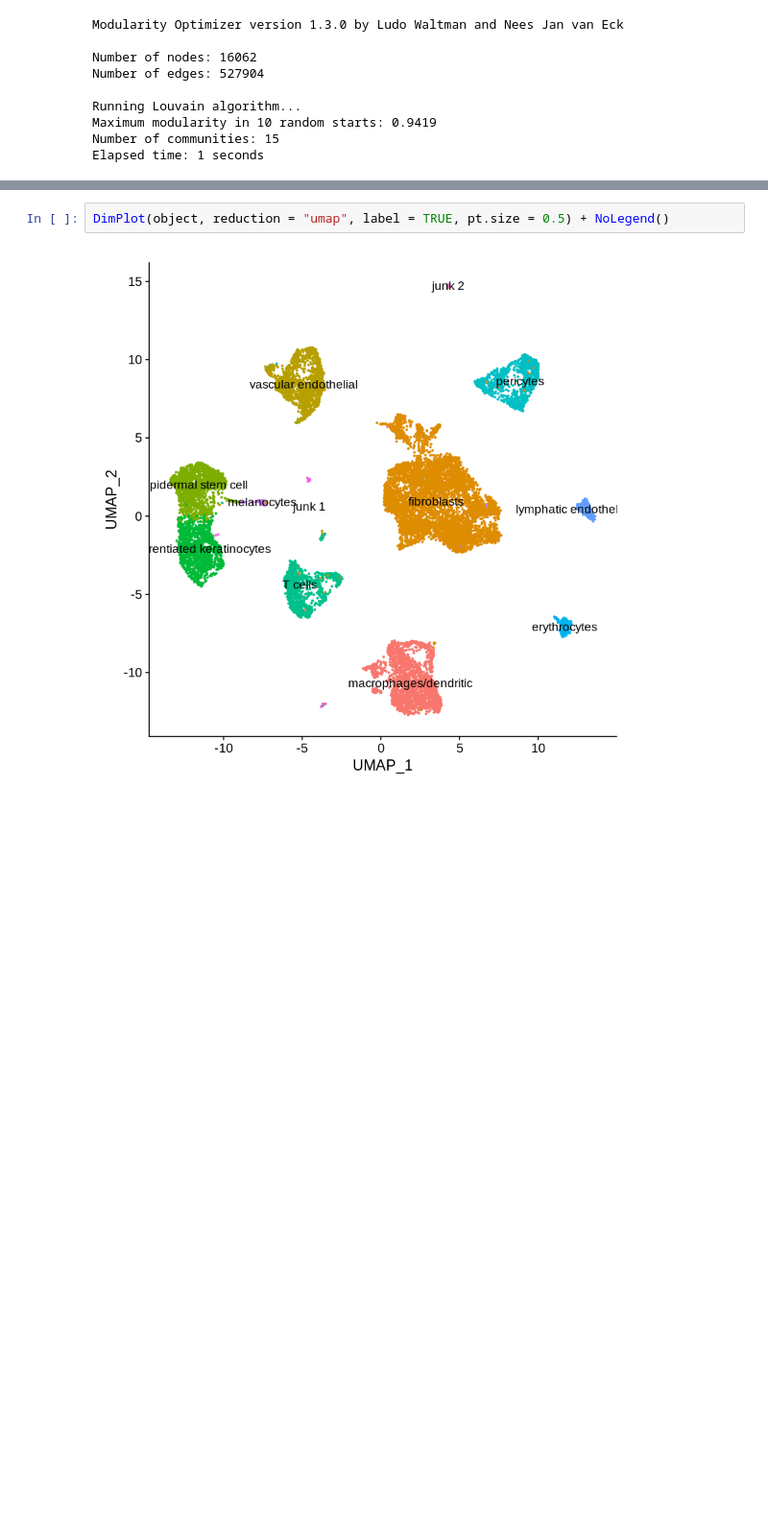
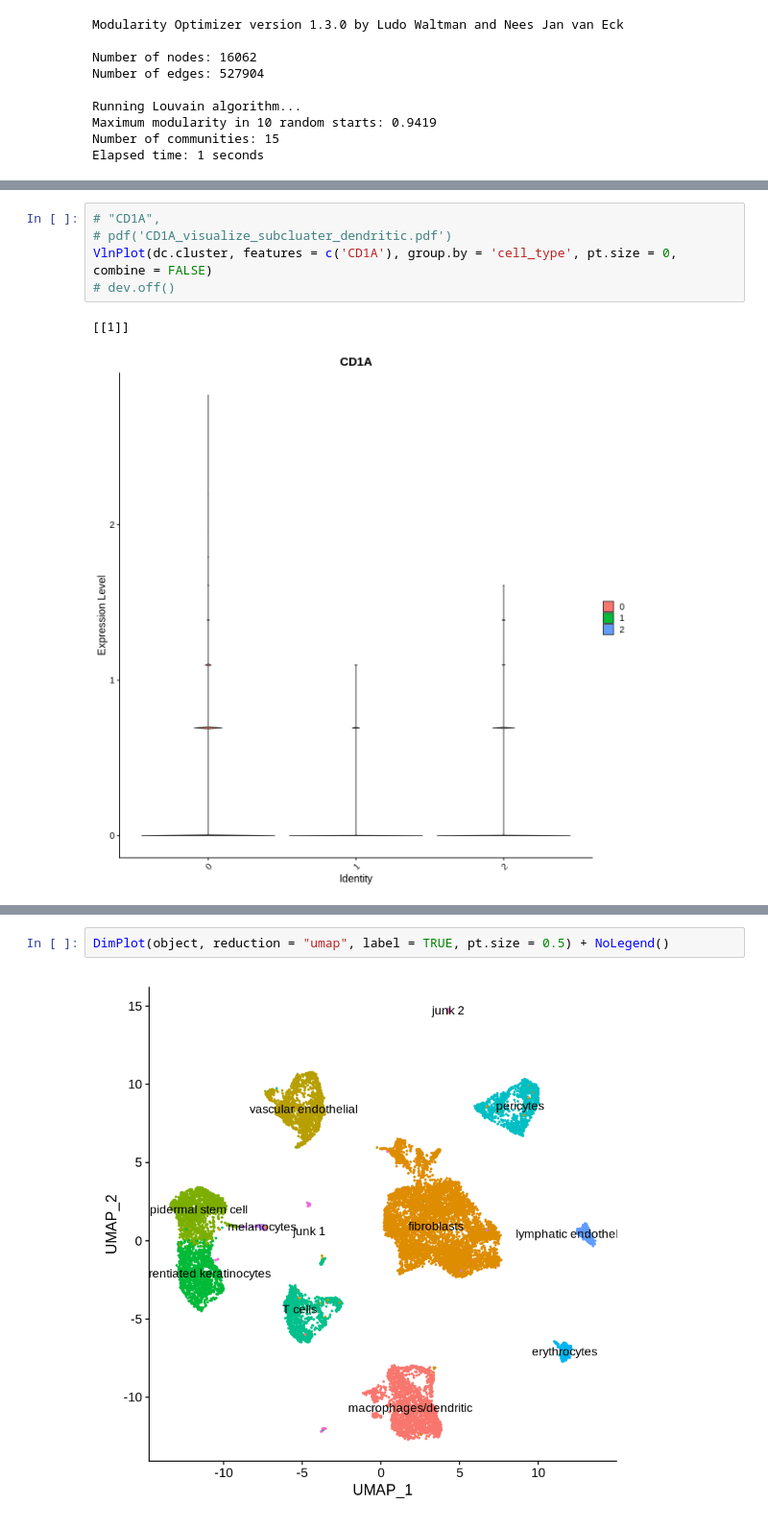
Before and after one commit to BiomedicalMachineLearning/SkinSpatial, a Jupyter notebook: label_transfer.ipynb, the cells around one changed output, grey strips where cells are left out. Shown at 96% size. Drawn from its saved outputs; the diff is of its cells as text; blank space fills up the shorter version.

```diff
--- a/label_transfer.ipynb
+++ b/label_transfer.ipynb
@@ -123,0 +393,8 @@ This warning is displayed once per session.”
+# %%
+# "CD1A",
+# pdf('CD1A_visualize_subcluater_dendritic.pdf')
+VlnPlot(dc.cluster, features = c('CD1A'), group.by = 'cell_type', pt.size = 0, combine = FALSE)
+# dev.off()
+# %% [output]
+[[1]]
+[figure, added]
```
Also changed, not shown: parts of 38 cells of this notebook.
